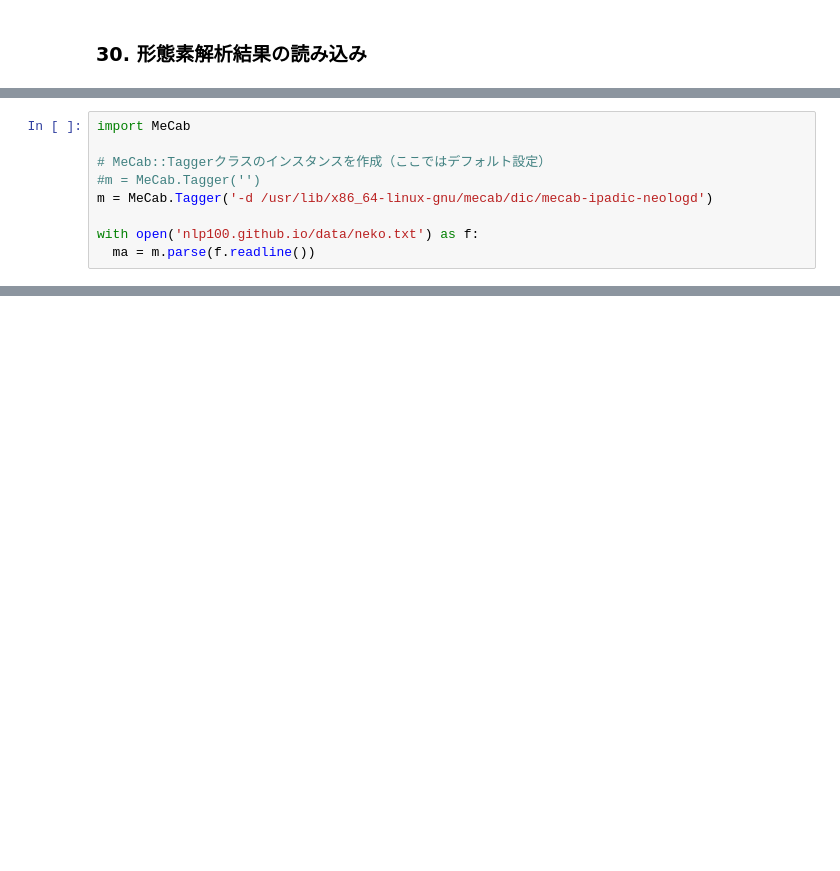
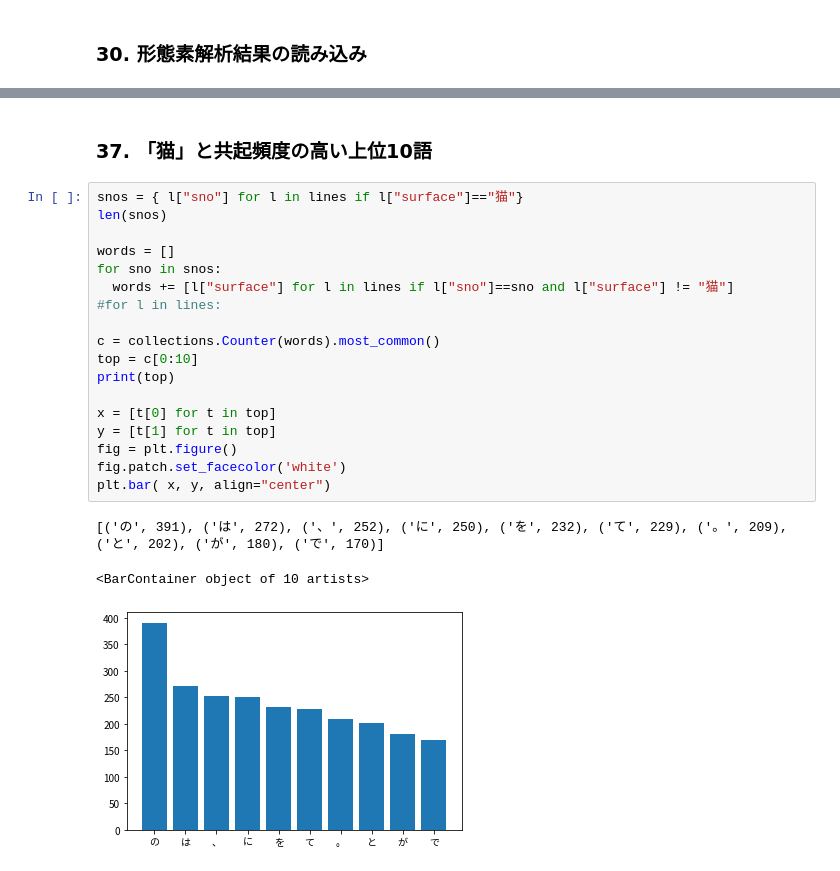
Before and after one commit to marzg510/mynlp100py, a Jupyter notebook: ch04.ipynb, the cells around one changed output, grey strips where cells are left out. Drawn from its saved outputs; the diff is of its cells as text; blank space fills up the shorter version.

```diff
--- a/ch04.ipynb
+++ b/ch04.ipynb
@@ -50,9 +24,0 @@ EOS
-# %%
-import MeCab
-
-# MeCab::Taggerクラスのインスタンスを作成（ここではデフォルト設定）
-#m = MeCab.Tagger('')
-m = MeCab.Tagger('-d /usr/lib/x86_64-linux-gnu/mecab/dic/mecab-ipadic-neologd')
-
-with open('nlp100.github.io/data/neko.txt') as f:
-  ma = m.parse(f.readline())
@@ -58,0 +236,25 @@ with open('nlp100.github.io/data/neko.txt') as f:
+# %% [markdown]
+
+### 37. 「猫」と共起頻度の高い上位10語
+# %%
+snos = { l["sno"] for l in lines if l["surface"]=="猫"}
+len(snos)
+
+words = []
+for sno in snos:
+  words += [l["surface"] for l in lines if l["sno"]==sno and l["surface"] != "猫"]
+#for l in lines:
+
+c = collections.Counter(words).most_common()
+top = c[0:10]
+print(top)
+
+x = [t[0] for t in top]
+y = [t[1] for t in top]
+fig = plt.figure()
+fig.patch.set_facecolor('white')
+plt.bar( x, y, align="center")
+# %% [output]
+[('の', 391), ('は', 272), ('、', 252), ('に', 250), ('を', 232), ('て', 229), ('。', 209), ('と', 202), ('が', 180), ('で', 170)]
+<BarContainer object of 10 artists>
+[figure, added]
```
Also changed, not shown: parts of 14 cells of this notebook, 1 other file.
